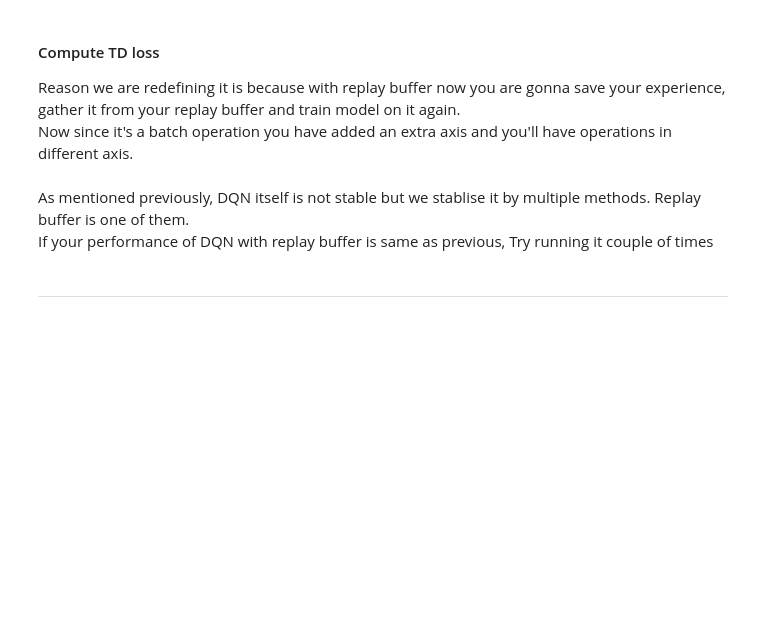
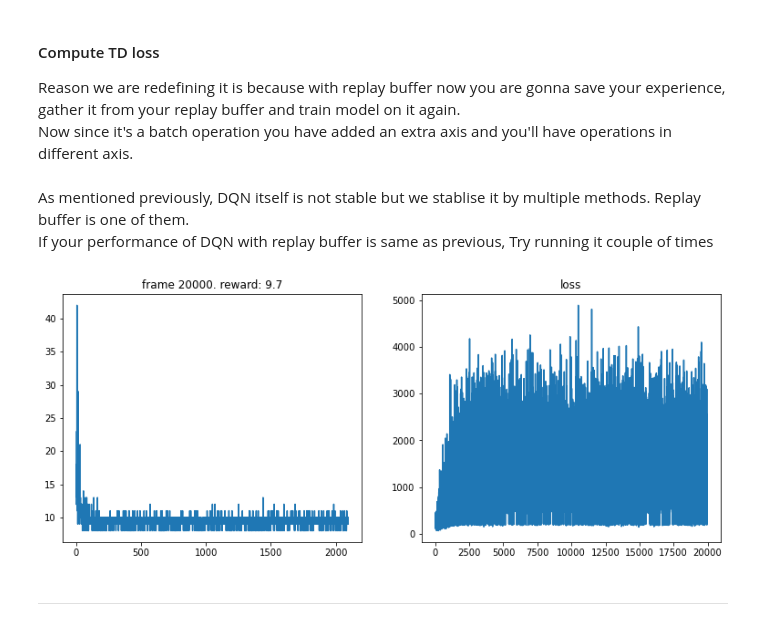
Before and after one commit to wannesmarynen/RL_Lab, a Jupyter notebook: lab_session7/gpulab_test.ipynb, the cells around one changed output. Cells and saved outputs as stored; diff of their text form; code cells hidden in the pictures; blank space fills up the shorter version.

```diff
--- a/lab_session7/gpulab_test.ipynb
+++ b/lab_session7/gpulab_test.ipynb
@@ -335,20 +339,21 @@ def compute_td_loss_batch(batch_size):
     q_values = model_base.forward(state)
 
     # TODO: predict next state's q_values.
-    next_q_values = model_base.forward(state)
+    next_q_values = model_base.forward(next_state)
 
     # TODO: get the q_values based on actions you took.
     #Hint:- the logic should be same as previous one but remember there is an extra dimention.
-    print(q_values, action)
-    q_value = torch.gather(q_values,1,action)
+    q_value = q_values.gather(1, action.unsqueeze(1)).squeeze(1)
 
     next_q_value = next_q_values.max(1)[0]
 
     # TODO: calculate expected q value based on bellman eq.
-    expected_q_value = ''
+    expected_q_value = reward + ((gamma * next_q_value) * ((-1 + done) * -1))
 
     # TODO: calculate MSE
-    loss = ''
+    if expected_q_value.__sizeof__() != q_value.__sizeof__():
+        print("")
+    loss = F.mse_loss(expected_q_value , q_value)
 
     optimizer.zero_grad()
     loss.backward()
@@ -361,34 +366,36 @@ If your performance of DQN with replay buffer is same as previous, Try running i
 # %%
 num_frames = 20000
 batch_size = 32
 gamma      = 0.99
 replay_buffer = ReplayBuffer(1000)
 losses = []
 all_rewards = []
 episode_reward = 0
 count = 0
 state = env.reset()
 for frame_idx in range(1, num_frames + 1):
     epsilon = epsilon_by_frame(frame_idx)
     action = model_batch.act(state, epsilon)
     next_state, reward, done, _ = env.step(action)
     replay_buffer.push(state, action, reward, next_state, done)
 
     state = next_state
     episode_reward += reward
 
     if done:
         state = env.reset()
         all_rewards.append(episode_reward)
         episode_reward = 0
 
     if len(replay_buffer) > batch_size:
         loss = compute_td_loss_batch(batch_size)
-        loss = loss.data.numpy().tolist()
+        loss = loss.data.cpu().numpy().tolist()
         losses.append(loss)
 
     if frame_idx % 200 == 0:
         count = plot(frame_idx, all_rewards, losses)
+# %% [output]
+[figure, added]
 # %% [markdown]
 --------
 # %% [markdown]
```
Also changed, not shown: parts of 13 cells of this notebook.
